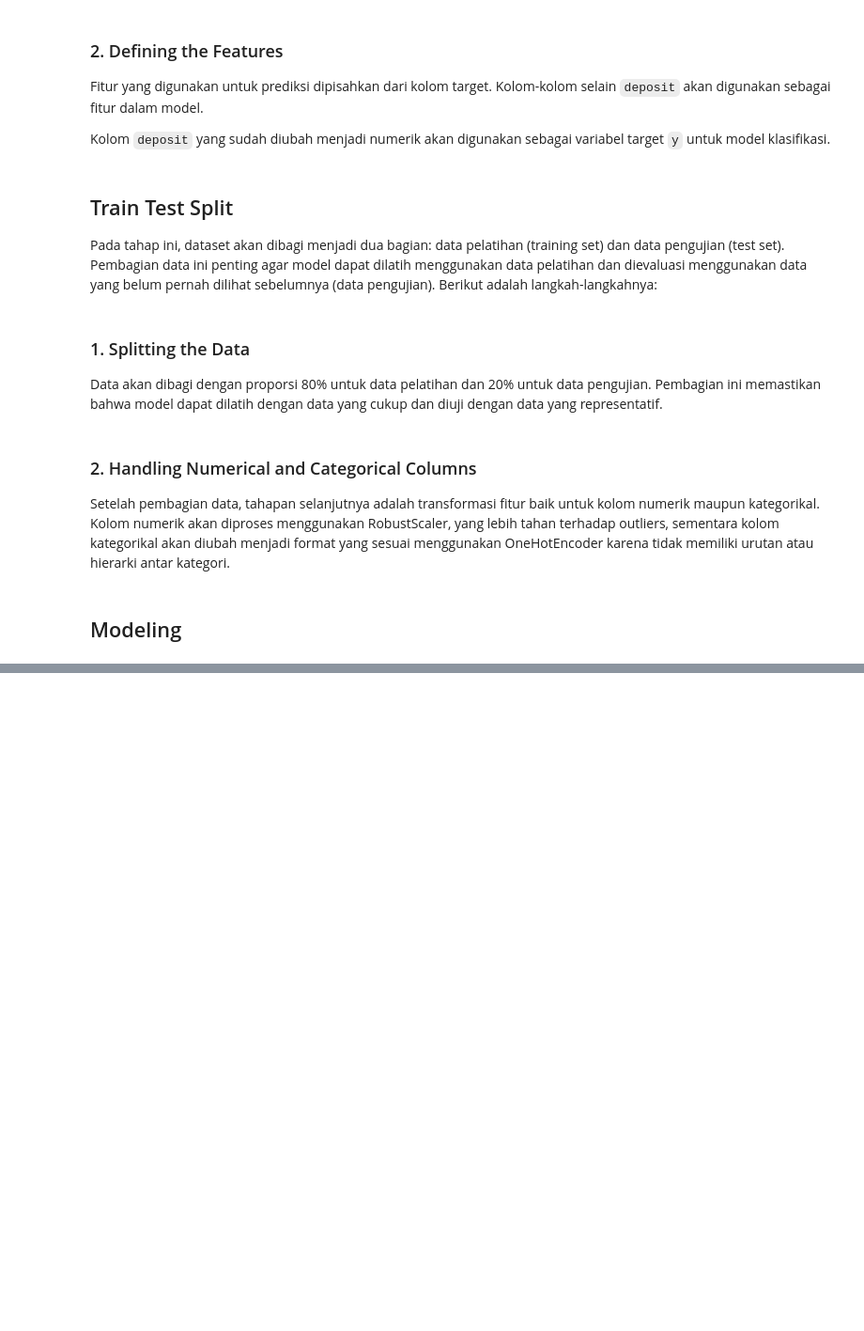
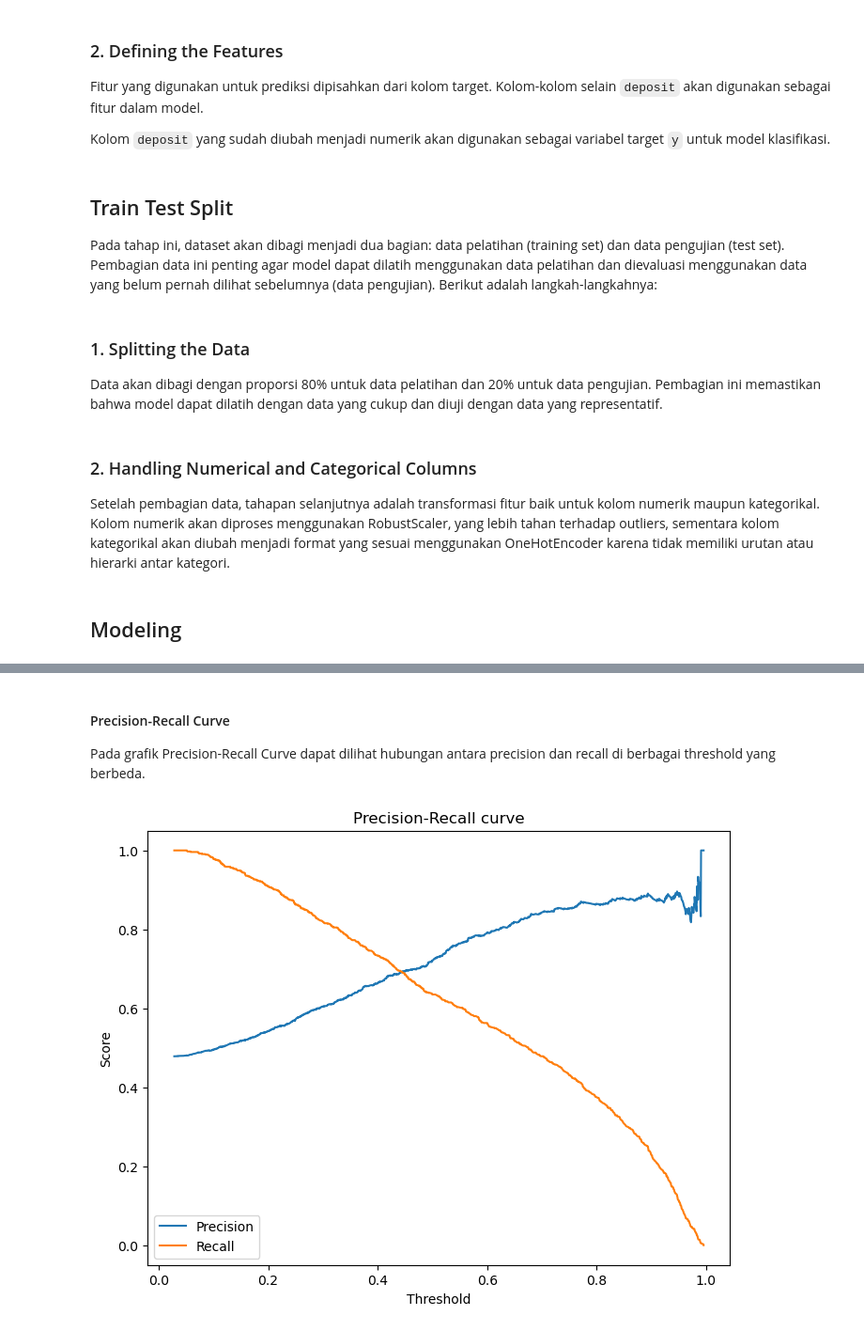
Before and after one commit to Quinntes/bank_marketing_campaign, a Jupyter notebook: data_bank_marketing_campaign.ipynb, the cells around one changed output, grey strips where cells are left out. Shown at 94% size. Drawn from its saved outputs; the diff is of its cells as text; code cells hidden in the pictures; blank space fills up the shorter version.

```diff
--- a/data_bank_marketing_campaign.ipynb
+++ b/data_bank_marketing_campaign.ipynb
@@ -310,0 +423,16 @@ models = {"LogReg": LogisticRegression(),
+# %%
+baseline_pipe = Pipeline([
+        ('Preprocessing', ct),
+        ('model', XGBClassifier(random_state=42))
+    ])
+
+# Fit dan evaluasi di test set
+baseline_pipe.fit(X_train, y_train)
+y_pred = baseline_pipe.predict(X_test)
+y_pred_proba = baseline_pipe.predict_proba(X_test)[:,1]
+
+recall_baseline = recall_score(y_test, y_pred)
+roc_baseline = roc_auc_score(y_test, y_pred_proba)
+f2_baseline = fbeta_score(y_test, y_pred, beta = 2)
+
+print(classification_report(y_test, y_pred))
@@ -310,0 +553,14 @@ models = {"LogReg": LogisticRegression(),
+# %%
+# Probabilitas prediksi
+y_pred_proba = random_search.predict_proba(X_test)[:, 1]
+
+# Atur threshold
+threshold = 0.2 #lebih dari 0.5 untuk precision, sebaliknya untuk recall
+y_pred_thresh = (y_pred_proba >= threshold).astype(int)
+
+# Hitung metrik
+rec_thresh = recall_score(y_test, y_pred_thresh)
+roc_thresh = roc_auc_score(y_test, y_pred_proba)
+f2_tuned = fbeta_score(y_test, y_pred_thresh, beta = 2)
+
+print(f'Threshold {threshold}: Recall = {rec_thresh:.4f}, ROC-AUC = {roc_thresh:.4f}, F2 = {f2_tuned:.4f}')
@@ -310,0 +573,20 @@ models = {"LogReg": LogisticRegression(),
+# %% [markdown]
+#### Precision-Recall Curve
+Pada grafik Precision-Recall Curve dapat dilihat hubungan antara precision dan recall di berbagai threshold yang berbeda.
+# %%
+from sklearn.metrics import precision_recall_curve
+
+# Menghitung precision, recall, dan thresholds
+precision, recall, thresholds = precision_recall_curve(y_test, y_pred_proba)
+
+# Menampilkan Precision-Recall curve
+plt.figure(figsize = (8, 6))
+plt.plot(thresholds, precision[:-1], label = 'Precision')
+plt.plot(thresholds, recall[:-1], label = 'Recall')
+plt.xlabel('Threshold')
+plt.ylabel('Score')
+plt.legend()
+plt.title('Precision-Recall curve')
+plt.show()
+# %% [output]
+[figure, added]
```
Also changed, not shown: parts of 45 cells of this notebook.
